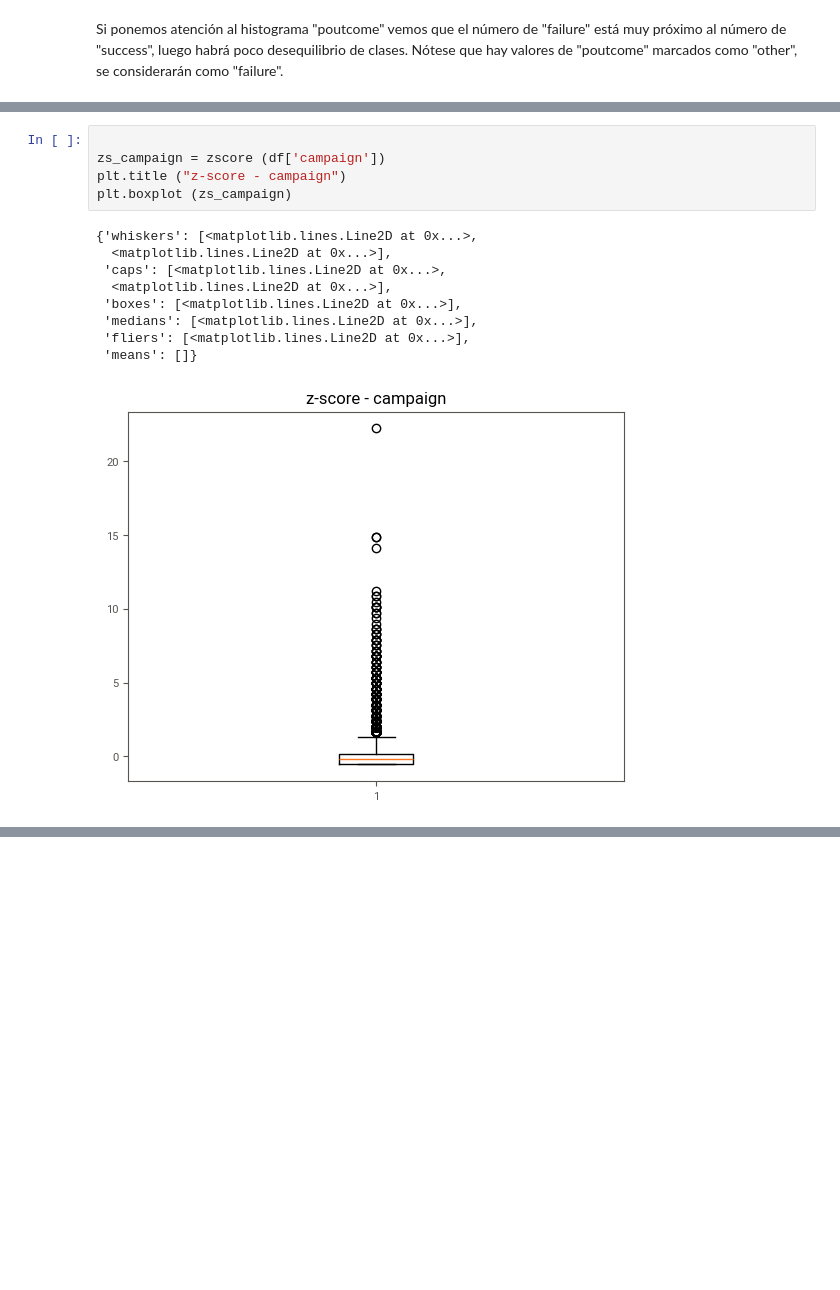
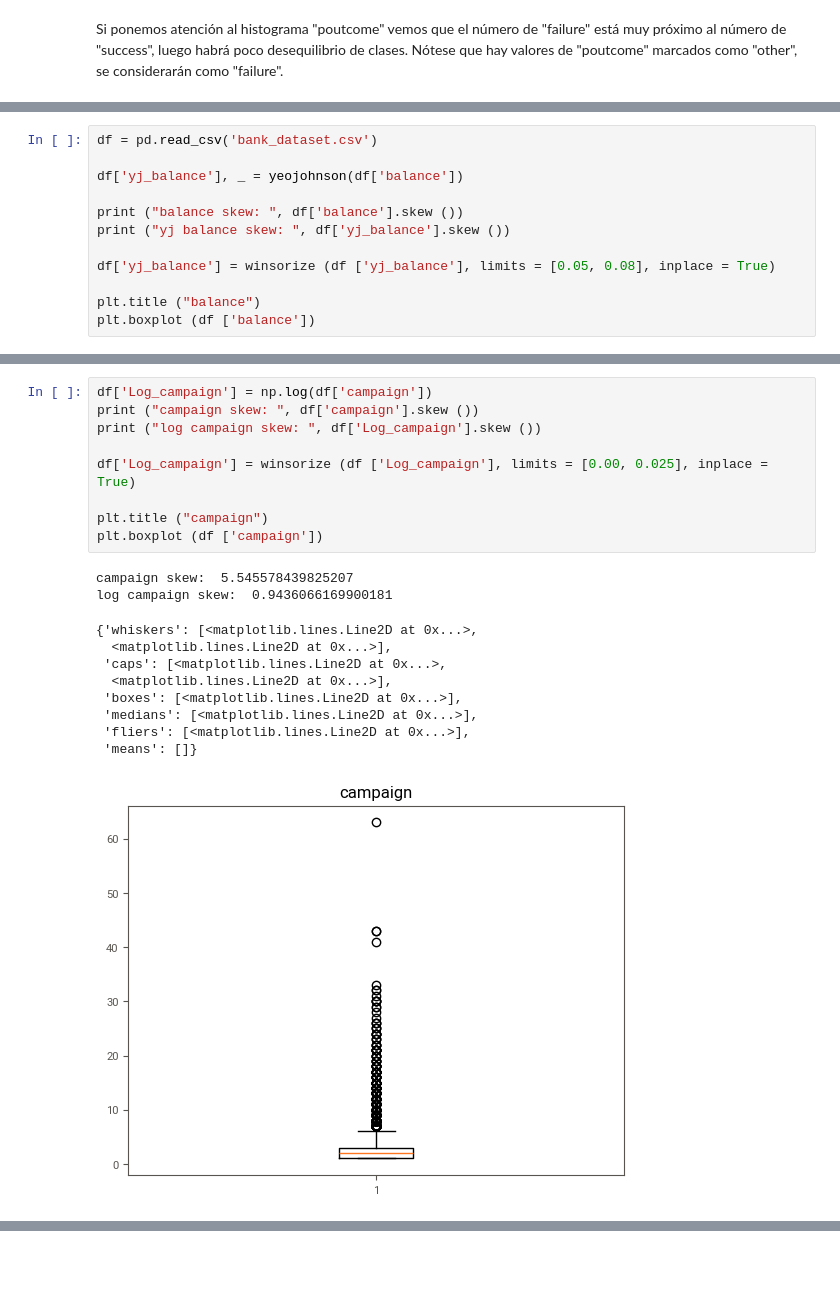
Before and after one commit to idrubo/Projecte-Machine-Learning, a Jupyter notebook: Sprint_5/Plantilla_bàsica_EDA.ipynb, the cells around one changed output, grey strips where cells are left out. Drawn from its saved outputs; the diff is of its cells as text; blank space fills up the shorter version.

```diff
--- a/Sprint_5/Plantilla_bàsica_EDA.ipynb
+++ b/Sprint_5/Plantilla_bàsica_EDA.ipynb
@@ -253,0 +374,12 @@ plt.boxplot (zs_previous)
+# %%
+df = pd.read_csv('bank_dataset.csv')
+
+df['yj_balance'], _ = yeojohnson(df['balance'])
+
+print ("balance skew: ", df['balance'].skew ())
+print ("yj balance skew: ", df['yj_balance'].skew ())
+
+df['yj_balance'] = winsorize (df ['yj_balance'], limits = [0.05, 0.08], inplace = True)
+
+plt.title ("balance")
+plt.boxplot (df ['balance'])
@@ -254,15 +411,21 @@ plt.boxplot (zs_previous)
 # %%
+df['Log_campaign'] = np.log(df['campaign'])
+print ("campaign skew: ", df['campaign'].skew ())
+print ("log campaign skew: ", df['Log_campaign'].skew ())
 
-zs_campaign = zscore (df['campaign'])
-plt.title ("z-score - campaign")
-plt.boxplot (zs_campaign)
+df['Log_campaign'] = winsorize (df ['Log_campaign'], limits = [0.00, 0.025], inplace = True)
+
+plt.title ("campaign")
+plt.boxplot (df ['campaign'])
 # %% [output]
-{'whiskers': [<matplotlib.lines.Line2D at 0x...>,
-  <matplotlib.lines.Line2D at 0x...>],
- 'caps': [<matplotlib.lines.Line2D at 0x...>,
-  <matplotlib.lines.Line2D at 0x...>],
- 'boxes': [<matplotlib.lines.Line2D at 0x...>],
- 'medians': [<matplotlib.lines.Line2D at 0x...>],
- 'fliers': [<matplotlib.lines.Line2D at 0x...>],
- 'means': []}
+campaign skew:  5.545578439825207
+log campaign skew:  0.9436066169900181
+{'whiskers': [<matplotlib.lines.Line2D at 0x...>,
+  <matplotlib.lines.Line2D at 0x...>],
+ 'caps': [<matplotlib.lines.Line2D at 0x...>,
+  <matplotlib.lines.Line2D at 0x...>],
+ 'boxes': [<matplotlib.lines.Line2D at 0x...>],
+ 'medians': [<matplotlib.lines.Line2D at 0x...>],
+ 'fliers': [<matplotlib.lines.Line2D at 0x...>],
+ 'means': []}
-[figure, old version]
+[figure, new version]
```
Also changed, not shown: parts of 73 cells of this notebook.
